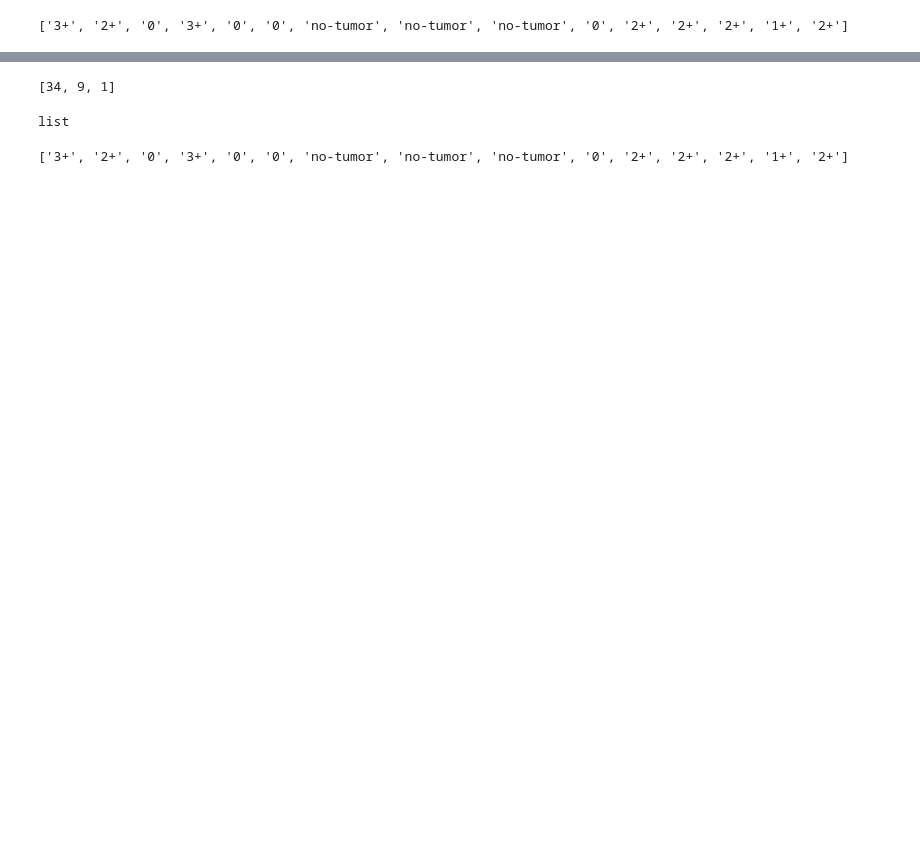
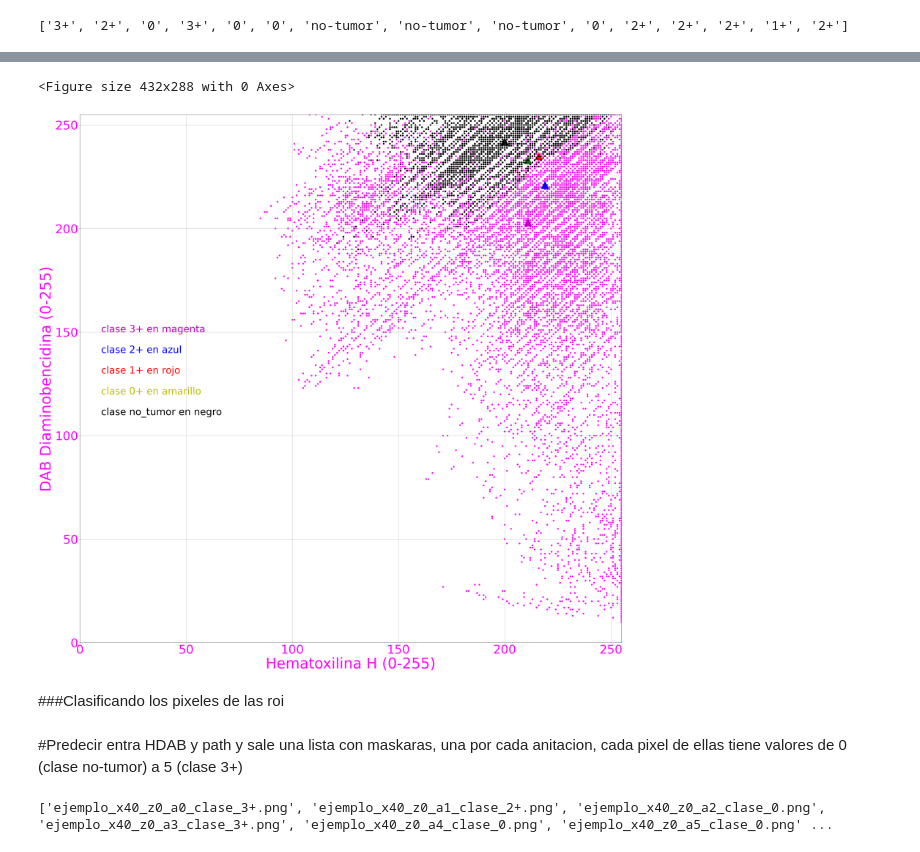
Before and after one commit to lsescares/memoria, a Jupyter notebook: entrega_menos_ruido_mas_corona_5_noviembre.ipynb, the cells around one changed output, grey strips where cells are left out. Saved outputs shown, nothing was run; the diff lists cells and outputs as text; code cells hidden in the pictures; blank space fills up the shorter version.

```diff
--- a/entrega_menos_ruido_mas_corona_5_noviembre.ipynb
+++ b/entrega_menos_ruido_mas_corona_5_noviembre.ipynb
@@ -484,11 +520,0 @@ prov_means=[mean_H_feat[i] for i in indices_clase_no_tumor]#las listas son mutab
-# %%
-mi_lista = [1, 2, 9, 16, 25, 34, 53, 21]
-mi_indice = [5, 2, 0]
-mi_nueva_lista = [mi_lista[i] for i in mi_indice]
-print(mi_nueva_lista)
-# %% [output]
-[34, 9, 1]
-# %%
-type(H_feat[0])
-# %% [output]
-list
@@ -507,4 +521,54 @@ def get_indexacion(lista_clases, clase):#la clase debe entrar como string
-# %%
-print(clases_roi)
-# %% [output]
-['3+', '2+', '0', '3+', '0', '0', 'no-tumor', 'no-tumor', 'no-tumor', '0', '2+', '2+', '2+', '1+', '2+']
+# %%
+#vizualizacion
+
+import pandas as pd
+import matplotlib.pyplot as plt
+
+plt.clf()
+fig, ax = plt.subplots(figsize=(40,40))
+ax.set(xlim=(0, 255), ylim=(0, 255))
+
+try:#cada ax.scatter plotea los pixeles de una anotacion
+    plt.text(10, 150, 'clase 3+ en magenta',fontsize=40, color='m')
+    ax.scatter(HDAB[0][0] , HDAB[1][0], color= HDAB[2][0] )#clase: 3+ MAGENTA
+    #ax.scatter(HDAB[0][3] , HDAB[1][3], color= HDAB[2][3] )#clase: 3+ MAGENTA
+    plt.scatter(centroide_clase_3[0], centroide_clase_3[1], s=1000, marker='^', c='m')
+
+
+    plt.text(10, 140, 'clase 2+ en azul',fontsize=40, color='b')
+    #ax.scatter(HDAB[0][1] , HDAB[1][1], color= HDAB[2][1] )#clase: 2+ AZUL
+    #ax.scatter(HDAB[0][10] , HDAB[1][10], color= HDAB[2][10] )#clase: 2+ AZUL
+    #ax.scatter(HDAB[0][11] , HDAB[1][11], color= HDAB[2][11] )#clase: 2+ AZUL
+    #ax.scatter(HDAB[0][12] , HDAB[1][12], color= HDAB[2][12] )#clase: 2+ AZUL
+    #ax.scatter(HDAB[0][14] , HDAB[1][14], color= HDAB[2][14] )#clase: 2+ AZUL
+    plt.scatter(centroide_clase_2[0], centroide_clase_2[1], s=1000, marker='^', c='b')
+
+    plt.text(10, 130, 'clase 1+ en rojo',fontsize=40, color='r')
+    #ax.scatter(HDAB[0][13] , HDAB[1][13], color= HDAB[2][13] )#clase: 1+ ROJO
+    plt.scatter(centroide_clase_1[0], centroide_clase_1[1], s=1000, marker='^', c='r')
+
+    plt.text(10, 120, 'clase 0+ en amarillo',fontsize=40, color='y')
+    #ax.scatter(HDAB[0][2] , HDAB[1][2], color= HDAB[2][2] )#clase: 0 amarillo (o verde)
+    #ax.scatter(HDAB[0][4] , HDAB[1][4], color= HDAB[2][4] )#clase: 0 amarillo (o verde)
+    #ax.scatter(HDAB[0][5] , HDAB[1][5], color= HDAB[2][5] )#clase: 0 amarillo (o verde)
+    #ax.scatter(HDAB[0][9] , HDAB[1][9], color= HDAB[2][9] )#clase: 0 amarillo (o verde)
+    plt.scatter(centroide_clase_0[0], centroide_clase_0[1], s=1000, marker='^', c='y')
+
+    plt.text(10, 110, 'clase no_tumor en negro',fontsize=40, color='k')
+    ax.scatter(HDAB[0][6] , HDAB[1][6], color= HDAB[2][6] )#clase: no_tumor NEGRO
+    #ax.scatter(HDAB[0][7] , HDAB[1][7], color= HDAB[2][7] )#clase: no_tumor NEGRO
+    #ax.scatter(HDAB[0][8] , HDAB[1][8], color= HDAB[2][8] )#clase: no_tumor NEGRO
+    plt.scatter(centroide_clase_no_tumor[0], centroide_clase_no_tumor[1], s=1000, marker='^', c='k')
+except:
+    pass
+#legend1 = ax.legend(*scatter.legend_elements(), loc="lower left", title="clases")
+#ax.add_artist(legend1)
+
+ax.set_xlabel('Hematoxilina H (0-255)')
+ax.set_ylabel('DAB Diaminobencidina (0-255)')
+plt.show()
+# %% [output]
+<Figure size 432x288 with 0 Axes>
+[figure, added]
+# %% [markdown]
+###Clasificando los pixeles de las roi
@@ -510,0 +627,3 @@ print(clases_roi)
+# %% [markdown]
+#Predecir
+entra HDAB y path y sale una lista con maskaras, una por cada anitacion, cada pixel de ellas tiene valores de 0 (clase no-tumor) a 5 (clase 3+)
@@ -510,0 +667,7 @@ print(clases_roi)
+# %%
+#obtener los paths de las imagenes rgb para despues plotearlas al lado de las maskaras
+base_path_rgb = '/content/gdrive/MyDrive/memoria/jueves22/png_imgs/'
+rgb_img_paths=sort_especial( [img_path for img_path in os.listdir(base_path_rgb)] )
+print(rgb_img_paths)
+# %% [output]
+['ejemplo_x40_z0_a0_clase_3+.png', 'ejemplo_x40_z0_a1_clase_2+.png', 'ejemplo_x40_z0_a2_clase_0.png', 'ejemplo_x40_z0_a3_clase_3+.png', 'ejemplo_x40_z0_a4_clase_0.png', 'ejemplo_x40_z0_a5_clase_0.png' ...
```
Also changed, not shown: parts of 14 cells of this notebook.
